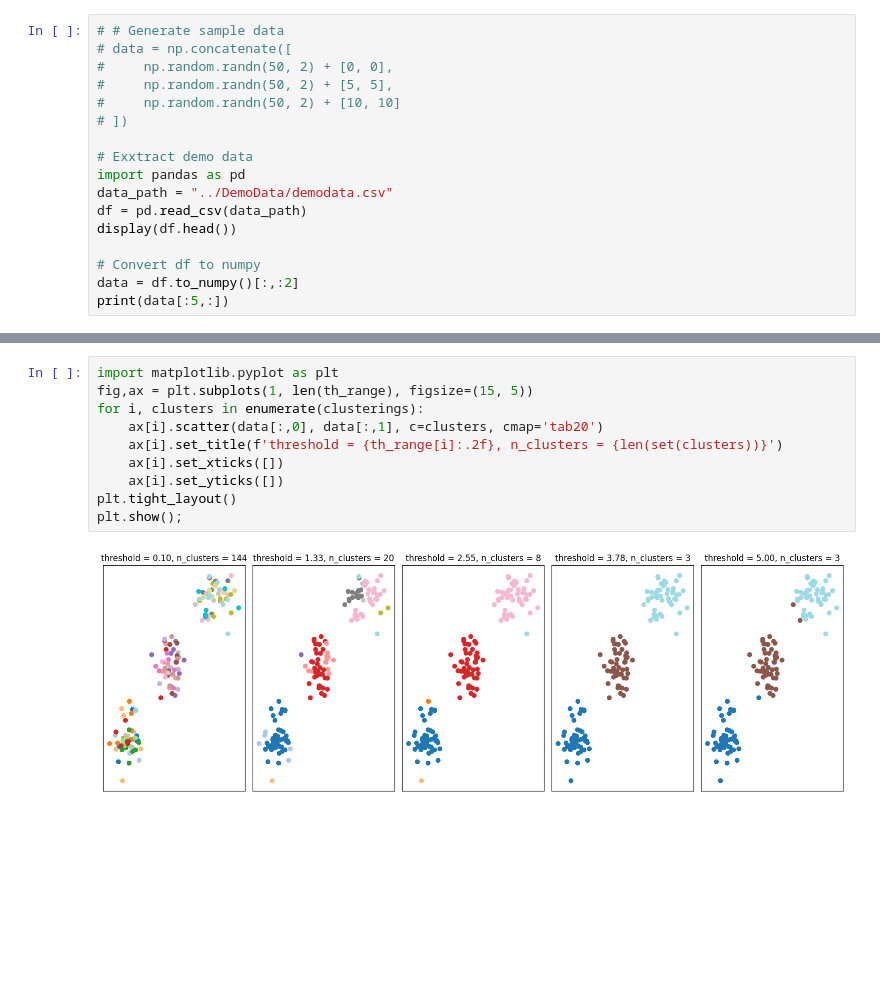
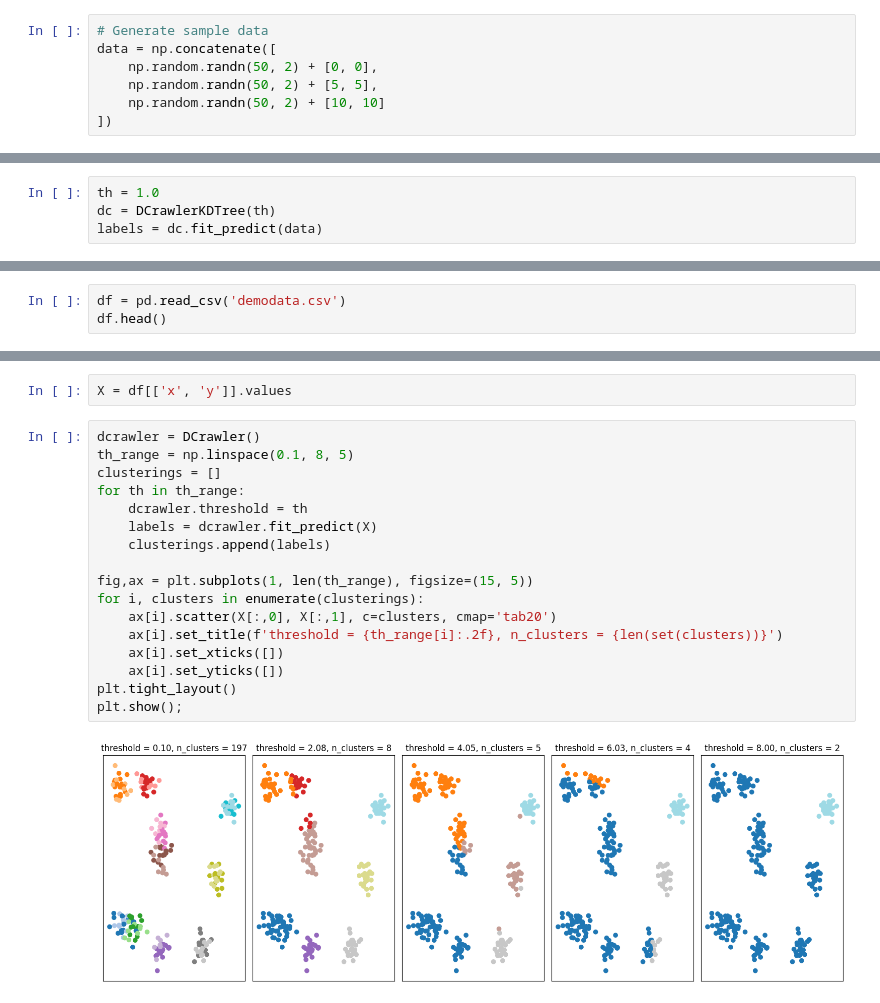
Before and after one commit to mleiwe/dCrawler, a Jupyter notebook: Python_implementation/crawler_sklearn_interface.ipynb, the cells around one changed output, grey strips where cells are left out. Drawn from its saved outputs; the diff is of its cells as text; blank space fills up the shorter version.

```diff
--- a/Python_implementation/crawler_sklearn_interface.ipynb
+++ b/Python_implementation/crawler_sklearn_interface.ipynb
@@ -83,17 +228,7 @@ class DCrawler(BaseEstimator, ClusterMixin):
 # %%
-# # Generate sample data
-# data = np.concatenate([
-#     np.random.randn(50, 2) + [0, 0],
-#     np.random.randn(50, 2) + [5, 5],
-#     np.random.randn(50, 2) + [10, 10]
-# ])
-
-# Exxtract demo data
-import pandas as pd
-data_path = "../DemoData/demodata.csv"
-df = pd.read_csv(data_path)
-display(df.head())
-
-# Convert df to numpy
-data = df.to_numpy()[:,:2]
-print(data[:5,:])
+# Generate sample data
+data = np.concatenate([
+    np.random.randn(50, 2) + [0, 0],
+    np.random.randn(50, 2) + [5, 5],
+    np.random.randn(50, 2) + [10, 10]
+])
@@ -179,0 +235,4 @@ NameError: name 'labels' is not defined
+# %%
+th = 1.0
+dc = DCrawlerKDTree(th)
+labels = dc.fit_predict(data)
@@ -179,0 +243,3 @@ NameError: name 'labels' is not defined
+# %%
+df = pd.read_csv('demodata.csv')
+df.head()
@@ -180,12 +253,21 @@ NameError: name 'labels' is not defined
+# %%
+X = df[['x', 'y']].values
 # %%
-import matplotlib.pyplot as plt
+dcrawler = DCrawler()
+th_range = np.linspace(0.1, 8, 5)
+clusterings = []
+for th in th_range:
+    dcrawler.threshold = th
+    labels = dcrawler.fit_predict(X)
+    clusterings.append(labels)
+
 fig,ax = plt.subplots(1, len(th_range), figsize=(15, 5))
 for i, clusters in enumerate(clusterings):
-    ax[i].scatter(data[:,0], data[:,1], c=clusters, cmap='tab20')
+    ax[i].scatter(X[:,0], X[:,1], c=clusters, cmap='tab20')
     ax[i].set_title(f'threshold = {th_range[i]:.2f}, n_clusters = {len(set(clusters))}')
     ax[i].set_xticks([])
     ax[i].set_yticks([])
 plt.tight_layout()
 plt.show();
 # %% [output]
-[figure, old version]
+[figure, new version]
```
Also changed, not shown: parts of 30 cells of this notebook.
